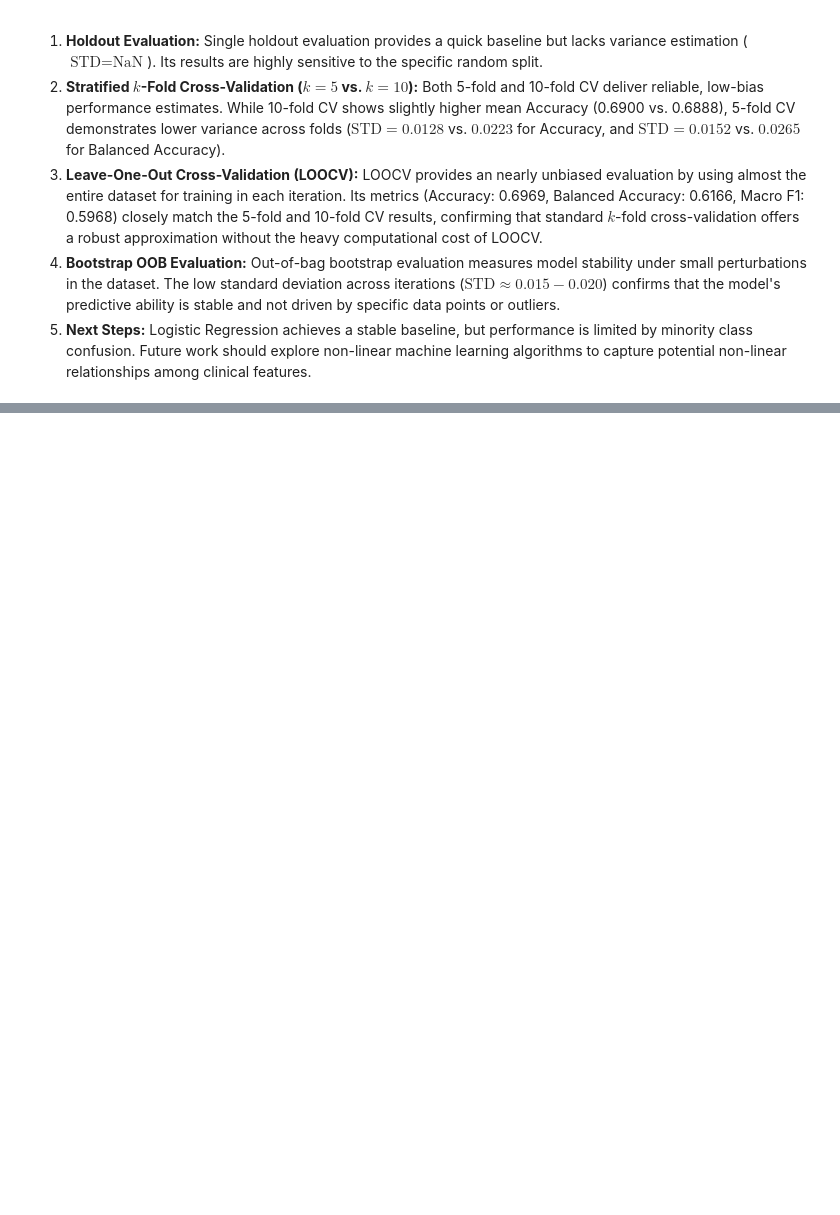
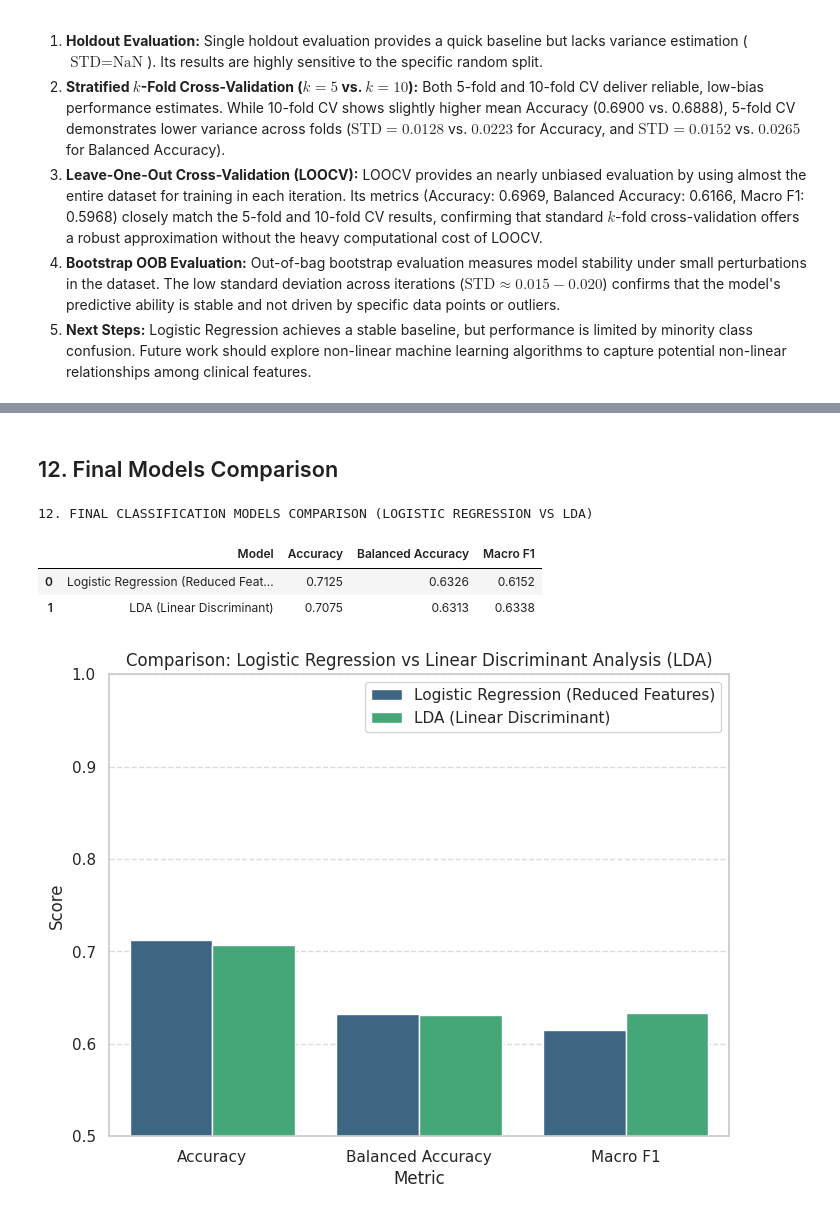
Before and after one commit to nwaryszak/APRAU, a Jupyter notebook: APRAU_Project1.ipynb, the cells around one changed output, grey strips where cells are left out. Cells and saved outputs as stored; diff of their text form; code cells hidden in the pictures; blank space fills up the shorter version.

```diff
--- a/APRAU_Project1.ipynb
+++ b/APRAU_Project1.ipynb
@@ -1472,0 +1720,37 @@ display(logistic_summary.round(4))
+# %% [markdown]
+## 12. Final Models Comparison
+# %%
+print("\n12. FINAL CLASSIFICATION MODELS COMPARISON (LOGISTIC REGRESSION VS LDA)")
+
+final_comparison = pd.DataFrame([
+    {
+        "Model": "Logistic Regression (Reduced Features)",
+        "Accuracy": round(acc_reduced, 4),
+        "Balanced Accuracy": round(bacc_reduced, 4),
+        "Macro F1": round(f1_reduced, 4)
+    },
+    {
+        "Model": "LDA (Linear Discriminant)",
+        "Accuracy": round(lda_acc, 4),
+        "Balanced Accuracy": round(lda_bacc, 4),
+        "Macro F1": round(lda_f1, 4)
+    }
+])
+
+display(final_comparison)
+
+plt.figure(figsize=(8, 6))
+final_comparison_melted = final_comparison.melt(id_vars="Model", var_name="Metric", value_name="Score")
+sns.barplot(data=final_comparison_melted, x="Metric", y="Score", hue="Model", palette="viridis")
+plt.title("Comparison: Logistic Regression vs Linear Discriminant Analysis (LDA)")
+plt.ylim(0.5, 1.0)
+plt.ylabel("Score")
+plt.legend(loc='upper right')
+plt.grid(axis='y', linestyle='--', alpha=0.7)
+plt.show()
+# %% [output]
+12. FINAL CLASSIFICATION MODELS COMPARISON (LOGISTIC REGRESSION VS LDA)
+|  | Model | Accuracy | Balanced Accuracy | Macro F1 |
+| 0 | Logistic Regression (Reduced Feat... | 0.7125 | 0.6326 | 0.6152 |
+| 1 | LDA (Linear Discriminant) | 0.7075 | 0.6313 | 0.6338 |
+[figure, added]
```
Also changed, not shown: parts of 11 cells of this notebook.
